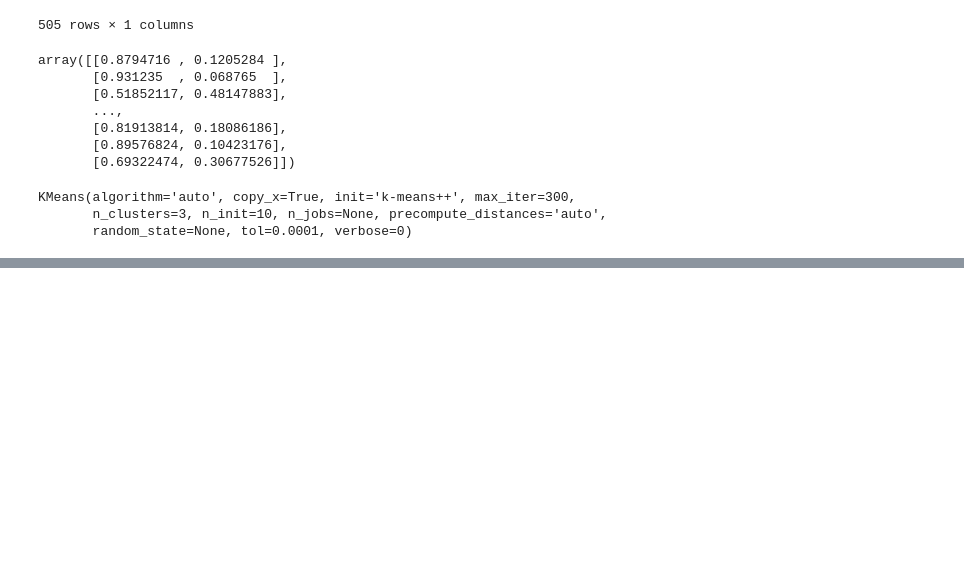
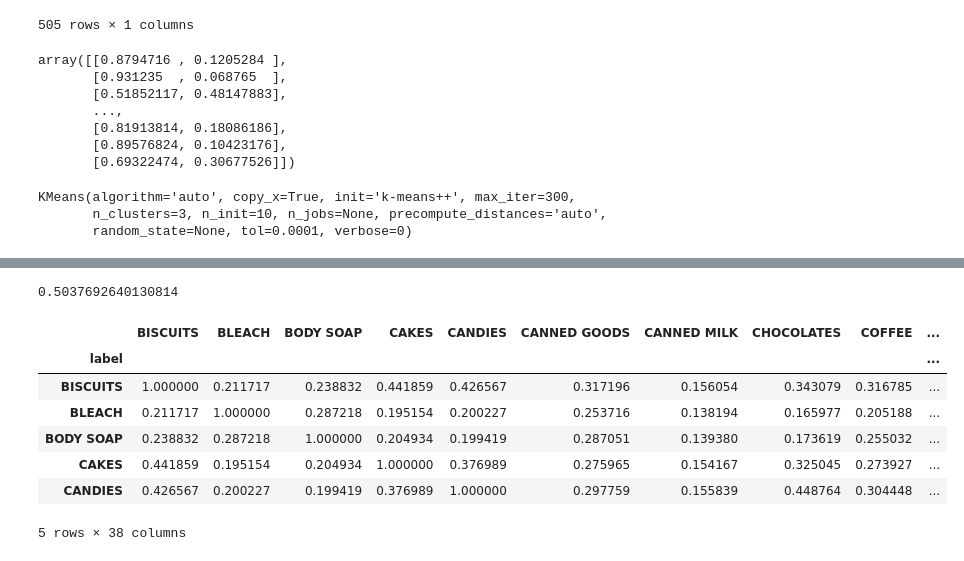
Before and after one commit to docligot/web-bootcamp-1, a Jupyter notebook: tessa/python/Python Exercises_2.ipynb, the cells around one changed output, grey strips where cells are left out. Cells and saved outputs as stored; diff of their text form; code cells hidden in the pictures; blank space fills up the shorter version.

```diff
--- a/tessa/python/Python Exercises_2.ipynb
+++ b/tessa/python/Python Exercises_2.ipynb
@@ -478,0 +482,7 @@ plt.scatter(test_output['x_axis'], test_output['y_axis'], c=test_output['cluster
+# %%
+from sklearn.metrics import silhouette_score
+km = KMeans(n_clusters=6)
+km.fit(train)
+silhouette_score(km.fit_transform(train), km.labels_)
+# %% [output]
+0.5037692640130814
@@ -478,0 +493,18 @@ plt.scatter(test_output['x_axis'], test_output['y_axis'], c=test_output['cluster
+# %%
+xl = pd.ExcelFile("correlation_matrix.xlsx")
+df = xl.parse("Sheet1")
+# %%
+df.rename(columns={'Unnamed: 0': 'label'}, inplace=True)
+# %%
+df.set_index('label', inplace=True)
+# %%
+df.head()
+# %% [output]
+|  | BISCUITS | BLEACH | BODY SOAP | CAKES | CANDIES | CANNED GOODS | CANNED MILK | CHOCOLATES | COFFEE | ... |
+| label |  |  |  |  |  |  |  |  |  | ... |
+| BISCUITS | 1.000000 | 0.211717 | 0.238832 | 0.441859 | 0.426567 | 0.317196 | 0.156054 | 0.343079 | 0.316785 | ... |
+| BLEACH | 0.211717 | 1.000000 | 0.287218 | 0.195154 | 0.200227 | 0.253716 | 0.138194 | 0.165977 | 0.205188 | ... |
+| BODY SOAP | 0.238832 | 0.287218 | 1.000000 | 0.204934 | 0.199419 | 0.287051 | 0.139380 | 0.173619 | 0.255032 | ... |
+| CAKES | 0.441859 | 0.195154 | 0.204934 | 1.000000 | 0.376989 | 0.275965 | 0.154167 | 0.325045 | 0.273927 | ... |
+| CANDIES | 0.426567 | 0.200227 | 0.199419 | 0.376989 | 1.000000 | 0.297759 | 0.155839 | 0.448764 | 0.304448 | ... |
+5 rows × 38 columns
```
Also changed, not shown: parts of 22 cells of this notebook.
